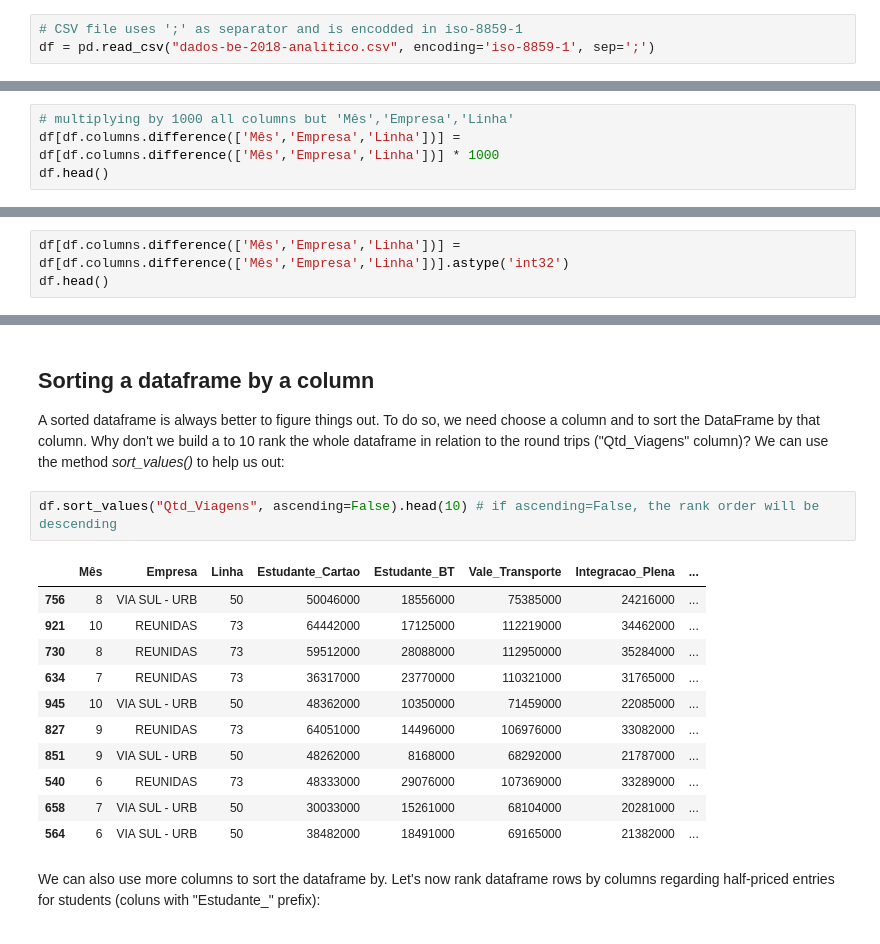
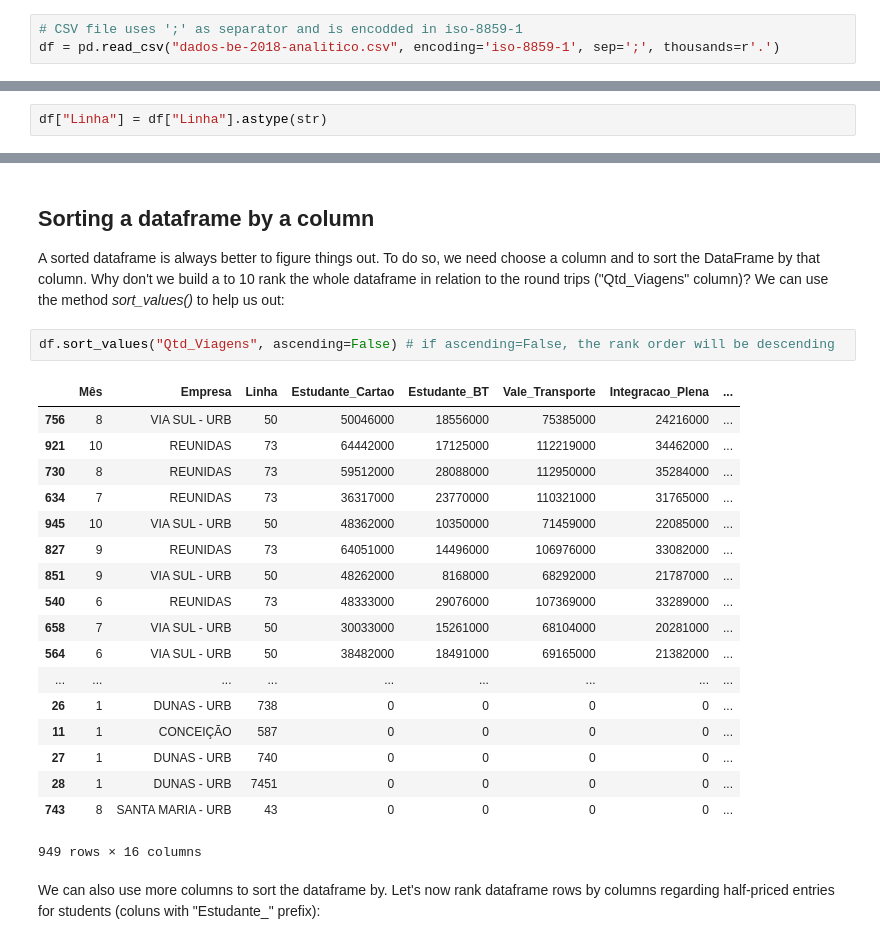
Before and after one commit to aguinaldoabbj/minicourse_open_data_natal_2019, a Jupyter notebook: 1_intro_pandas.ipynb, the cells around one changed output, grey strips where cells are left out. Cells and saved outputs as stored; diff of their text form.

```diff
--- a/1_intro_pandas.ipynb
+++ b/1_intro_pandas.ipynb
@@ -49,7 +49,7 @@ We can check if file was downloaded using 'ls':
 As we can see, downloaded data is a CSV file. CSVs are commonly used to store tabular data. In simple words, it contains table rows whose cells are separated by some token, like a comma or semicolon. Pandas provides the read_csv() function, which takes the path of the CSV file and produces a DataFrame representation of its data.
 # %%
 # CSV file uses ';' as separator and is encodded in iso-8859-1
-df = pd.read_csv("dados-be-2018-analitico.csv", encoding='iso-8859-1', sep=';')
+df = pd.read_csv("dados-be-2018-analitico.csv", encoding='iso-8859-1', sep=';', thousands=r'.')
 # %% [markdown]
 We can check if data was loaded successfully by calling Dataframe's head( ) method and see the first 5 rows:
 # %%
@@ -377 +401,3 @@ A common step in data analysis is to apply an operation or a function to a speci
+# %%
+df["Linha"] = df["Linha"].astype(str)
 # %%
@@ -411,4 +420,0 @@ So, a primary column operation would be to convert these float columns to the ri
-# %%
-# multiplying by 1000 all columns but 'Mês','Empresa','Linha'
-df[df.columns.difference(['Mês','Empresa','Linha'])] = df[df.columns.difference(['Mês','Empresa','Linha'])] * 1000
-df.head()
@@ -424,3 +420,0 @@ Now values are adusted, let's convert columns to a more appropriate type (interg
-# %%
-df[df.columns.difference(['Mês','Empresa','Linha'])] = df[df.columns.difference(['Mês','Empresa','Linha'])].astype('int32')
-df.head()
@@ -515,19 +481,26 @@ Create a new column called "Mdays" containing the number of days for each month
 
 A sorted dataframe is always better to figure things out. To do so, we need choose a column and to sort the DataFrame by that column. Why don't we build a to 10 rank the whole dataframe in relation to the round trips ("Qtd_Viagens" column)? We can use the method  *sort_values()* to help us out:
 # %%
-df.sort_values("Qtd_Viagens", ascending=False).head(10) # if ascending=False, the rank order will be descending
+df.sort_values("Qtd_Viagens", ascending=False) # if ascending=False, the rank order will be descending
 # %% [output]
 |  | Mês | Empresa | Linha | Estudante_Cartao | Estudante_BT | Vale_Transporte | Integracao_Plena | ... |
 | 756 | 8 | VIA SUL - URB | 50 | 50046000 | 18556000 | 75385000 | 24216000 | ... |
 | 921 | 10 | REUNIDAS | 73 | 64442000 | 17125000 | 112219000 | 34462000 | ... |
 | 730 | 8 | REUNIDAS | 73 | 59512000 | 28088000 | 112950000 | 35284000 | ... |
 | 634 | 7 | REUNIDAS | 73 | 36317000 | 23770000 | 110321000 | 31765000 | ... |
 | 945 | 10 | VIA SUL - URB | 50 | 48362000 | 10350000 | 71459000 | 22085000 | ... |
 | 827 | 9 | REUNIDAS | 73 | 64051000 | 14496000 | 106976000 | 33082000 | ... |
 | 851 | 9 | VIA SUL - URB | 50 | 48262000 | 8168000 | 68292000 | 21787000 | ... |
 | 540 | 6 | REUNIDAS | 73 | 48333000 | 29076000 | 107369000 | 33289000 | ... |
 | 658 | 7 | VIA SUL - URB | 50 | 30033000 | 15261000 | 68104000 | 20281000 | ... |
 | 564 | 6 | VIA SUL - URB | 50 | 38482000 | 18491000 | 69165000 | 21382000 | ... |
+| ... | ... | ... | ... | ... | ... | ... | ... | ... |
+| 26 | 1 | DUNAS - URB | 738 | 0 | 0 | 0 | 0 | ... |
+| 11 | 1 | CONCEIÇÃO | 587 | 0 | 0 | 0 | 0 | ... |
+| 27 | 1 | DUNAS - URB | 740 | 0 | 0 | 0 | 0 | ... |
+| 28 | 1 | DUNAS - URB | 7451 | 0 | 0 | 0 | 0 | ... |
+| 743 | 8 | SANTA MARIA - URB | 43 | 0 | 0 | 0 | 0 | ... |
+949 rows × 16 columns
 # %% [markdown]
 We can also use more columns to sort the dataframe by. Let's now rank dataframe rows by columns regarding half-priced entries for students (coluns with "Estudante_" prefix):
 # %%
```
Also changed, not shown: parts of 26 cells of this notebook.
